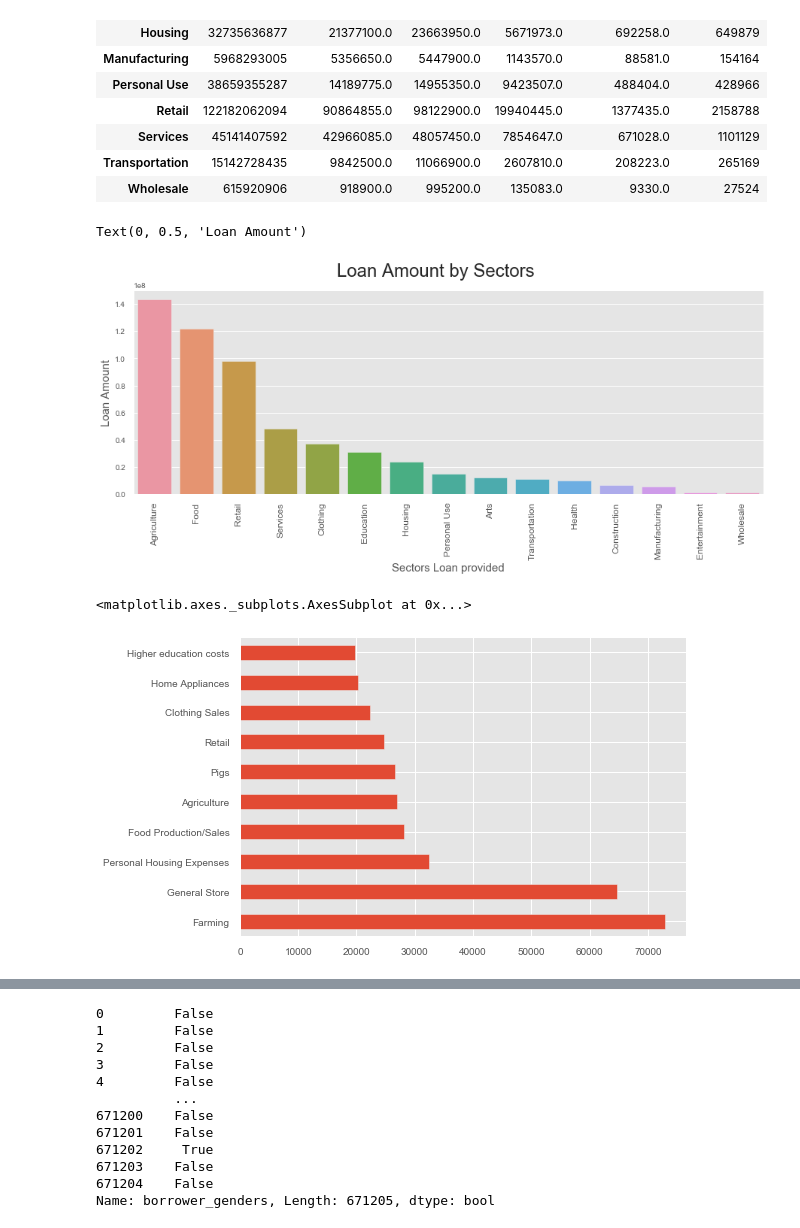
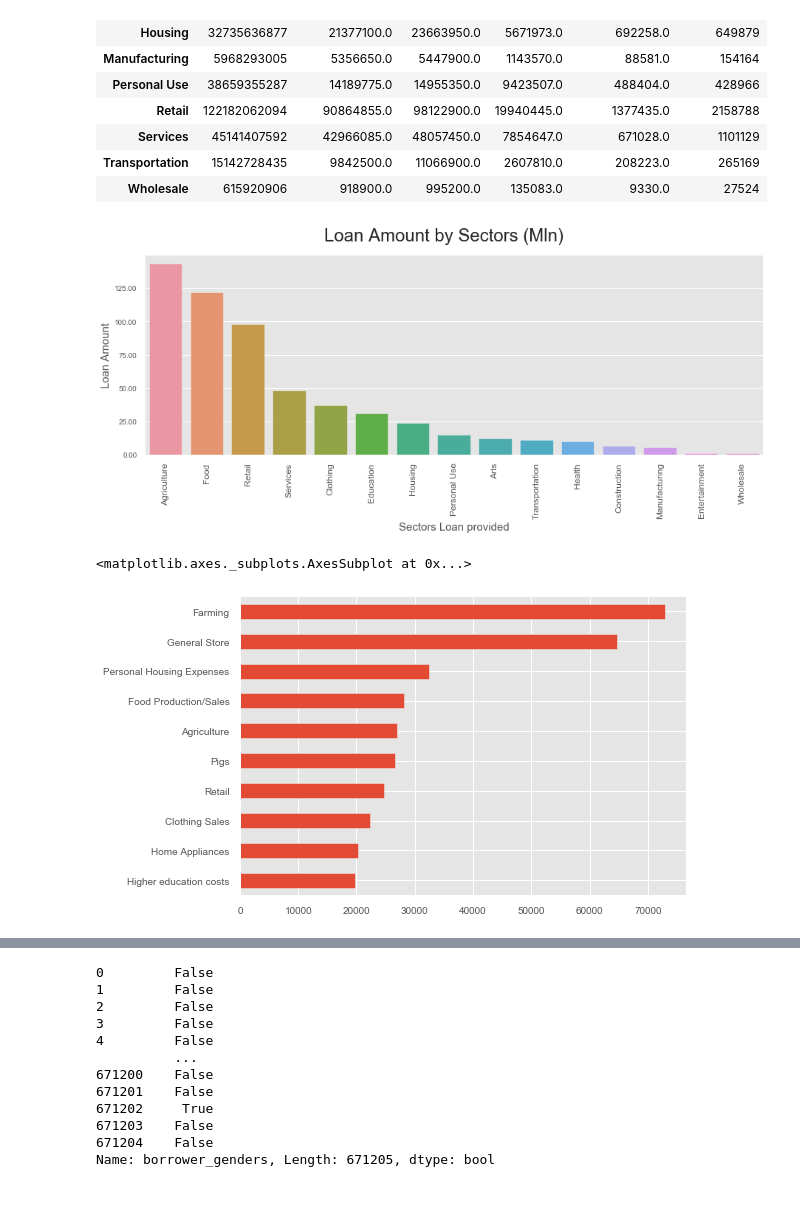
Before and after one commit to alexlyan/Kaggle_notebooks, a Jupyter notebook: Kiva_founding/kiva_note_1.ipynb, the cells around one changed output, grey strips where cells are left out. Cells and saved outputs as stored; diff of their text form; code cells hidden in the pictures; blank space fills up the shorter version.

Commit message:
added loan by year and viz

```diff
--- a/Kiva_founding/kiva_note_1.ipynb
+++ b/Kiva_founding/kiva_note_1.ipynb
@@ -200,6 +206,8 @@ sector
 | Transportation | 15142728435 | 9842500.0 | 11066900.0 | 2607810.0 | 208223.0 | 265169 |
 | Wholesale | 615920906 | 918900.0 | 995200.0 | 135083.0 | 9330.0 | 27524 |
 # %%
+from matplotlib.ticker import FuncFormatter
+
 fig, ax = plt.subplots(figsize=(15, 5))
 # sorting sector loans
 sector.sort_values('loan_amount', ascending=False, inplace=True)
@@ -207,16 +215,23 @@ sector.sort_values('loan_amount', ascending=False, inplace=True)
 
 sns.barplot(x=sector.index, y=sector.loan_amount.values, log=False)
 plt.xticks(rotation=90, fontsize=12)
-fig.suptitle("Loan Amount by Sectors ", fontsize = 24)
+fig.suptitle("Loan Amount by Sectors (Mln)", fontsize = 24)
 ax.set_xlabel('Sectors Loan provided', fontsize=15)
 ax.set_ylabel('Loan Amount', fontsize=15)
+
+x = sector.loan_amount.values
+y = sector.loan_amount.values
+
+# change range of number on y-axis
+ax.yaxis.set_ticks(np.arange(0, 150000000, 25000000))
+# formatting numbers on yaxis
+ax.yaxis.set_major_formatter(FuncFormatter(lambda x, y: '%3.2f' % (x * 1e-6)))
 # %% [output]
-Text(0, 0.5, 'Loan Amount')
-[figure, old version]
+[figure, new version]
 # %%
 # Popular Activity
-activity = kiva_loans.activity.value_counts().nlargest(10)
+activity = kiva_loans.activity.value_counts().nlargest(10).sort_values()
 activity.plot(kind='barh')
 # %% [output]
 <matplotlib.axes._subplots.AxesSubplot at 0x...>
-[figure, old version]
+[figure, new version]
```
Also changed, not shown: parts of 9 cells of this notebook.
